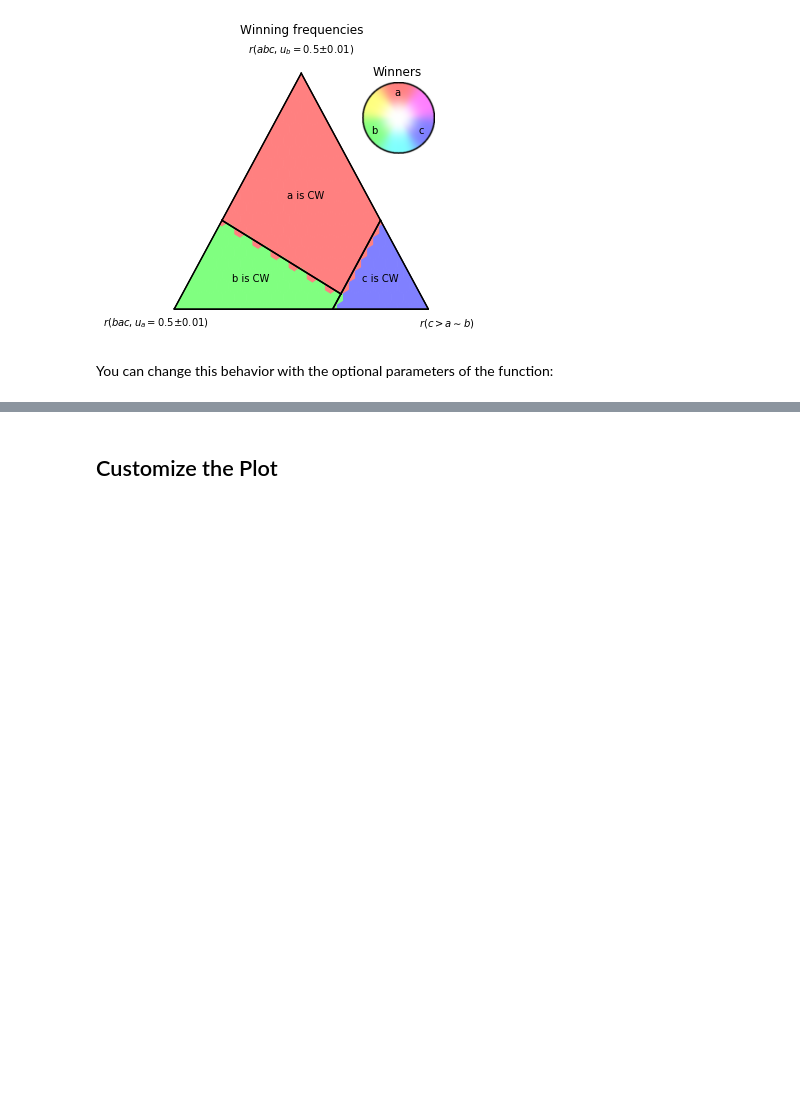
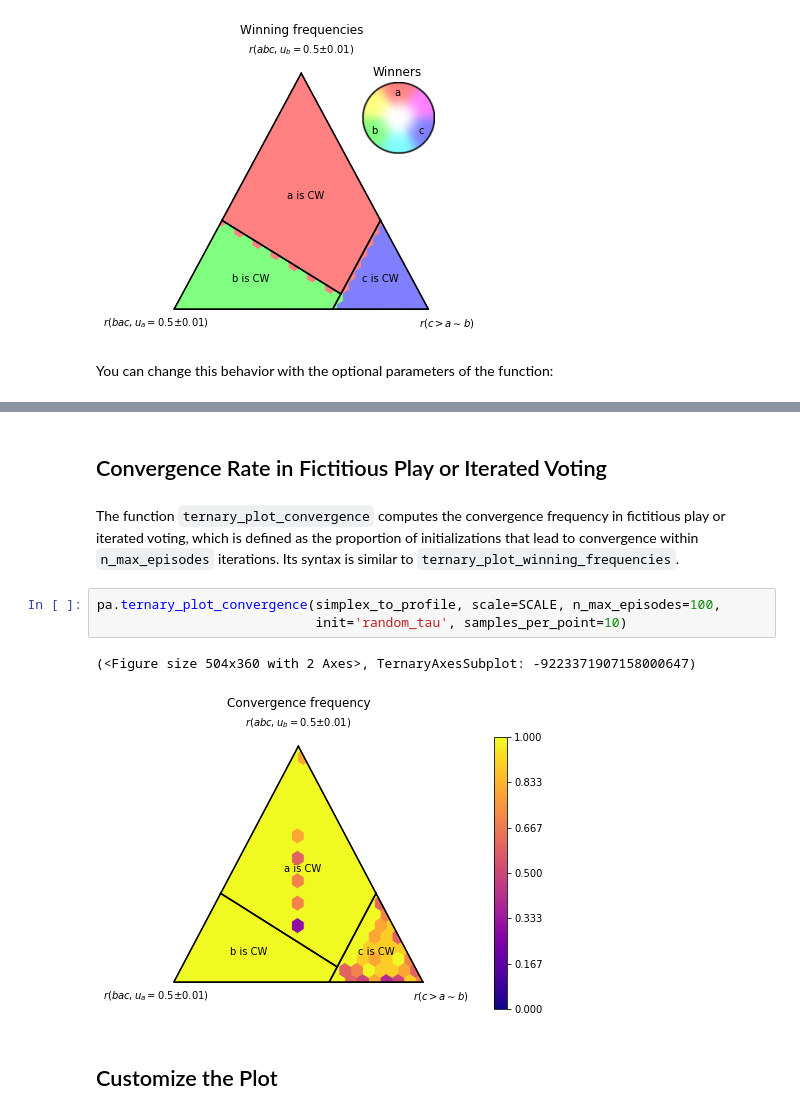
Before and after one commit to francois-durand/poisson_approval, a Jupyter notebook: docs/tutorials/tutorial_ternary_plots.ipynb, the cells around one changed output, grey strips where cells are left out. Cells and saved outputs as stored; diff of their text form; blank space fills up the shorter version.

```diff
--- a/docs/tutorials/tutorial_ternary_plots.ipynb
+++ b/docs/tutorials/tutorial_ternary_plots.ipynb
@@ -115,4 +115,14 @@ pa.ternary_plot_winning_frequencies(
 [figure]
+# %% [markdown]
+## Convergence Rate in Fictitious Play or Iterated Voting
+# %% [markdown]
+The function ``ternary_plot_convergence`` computes the convergence frequency in fictitious play or iterated voting, which is defined as the proportion of initializations that lead to convergence within ``n_max_episodes`` iterations. Its syntax is similar to ``ternary_plot_winning_frequencies``.
+# %%
+pa.ternary_plot_convergence(simplex_to_profile, scale=SCALE, n_max_episodes=100,
+                            init='random_tau', samples_per_point=10)
+# %% [output]
+(<Figure size 504x360 with 2 Axes>, TernaryAxesSubplot: -9223371907158000647)
+[figure, added]
 # %% [markdown]
 ## Customize the Plot
 # %% [markdown]
```
Also changed, not shown: parts of 6 cells of this notebook, 7 other files.
